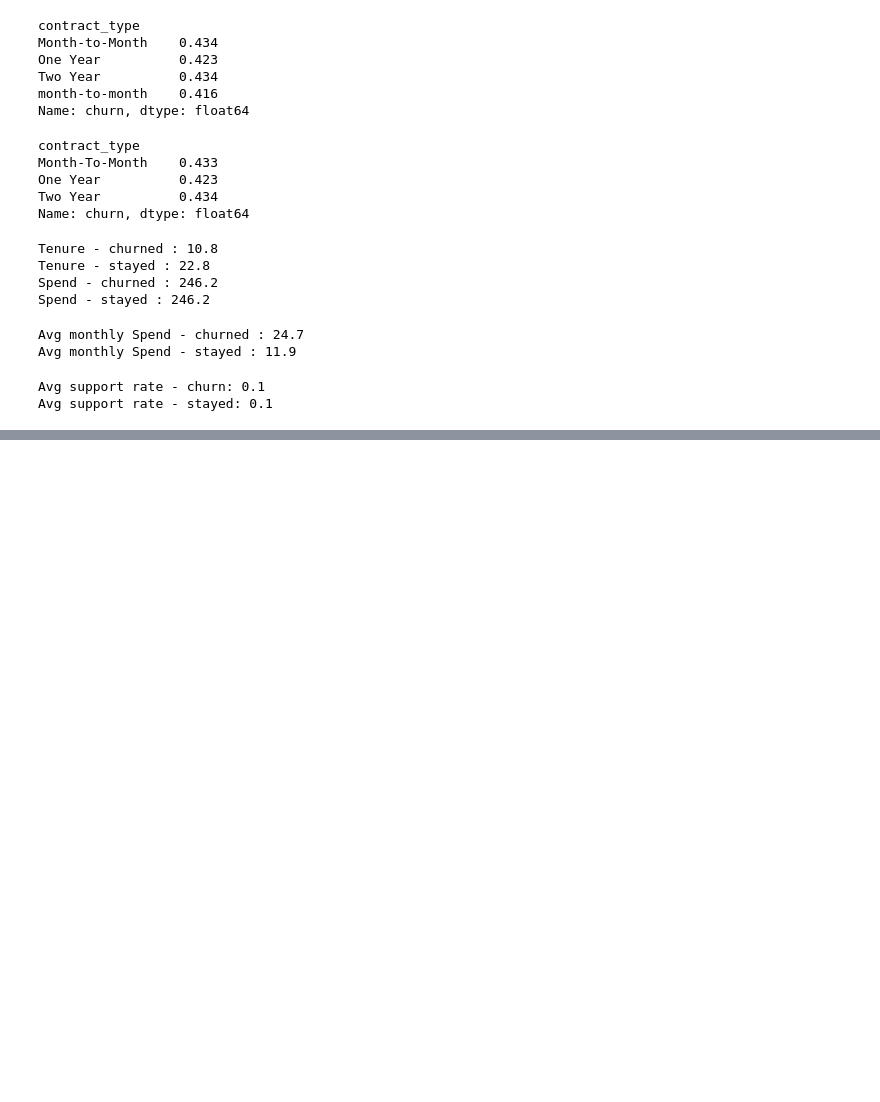
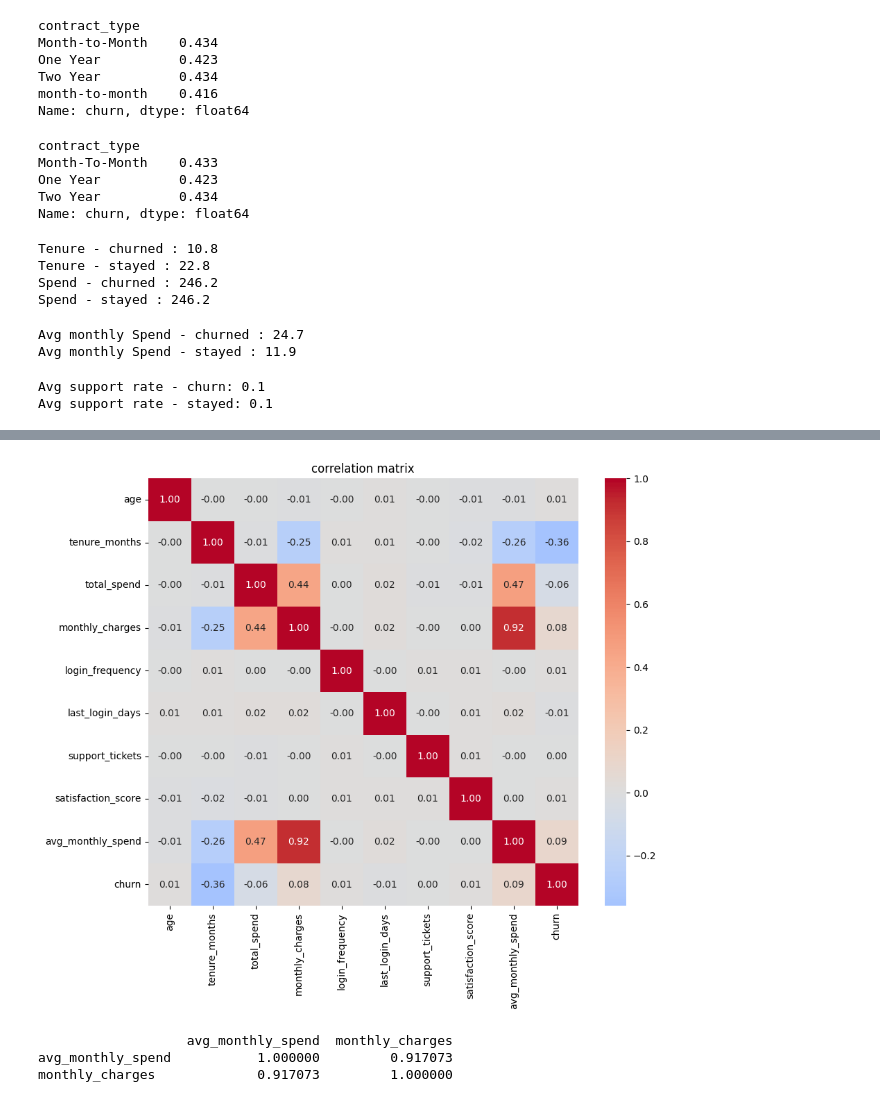
Before and after one commit to aarthireddyyy/dataaa, a Jupyter notebook: analysis_ecom.ipynb, the cells around one changed output, grey strips where cells are left out. Saved outputs shown, nothing was run; the diff lists cells and outputs as text; code cells hidden in the pictures; blank space fills up the shorter version.

Commit message:
correlation matrix and feature engineering

```diff
--- a/analysis_ecom.ipynb
+++ b/analysis_ecom.ipynb
@@ -155,3 +155,5 @@ print("Avg support rate - stayed:",df[df['churn'] == 0]['support_per_month'].med
 # %% [output]
 Avg support rate - churn: 0.1
 Avg support rate - stayed: 0.1
+# %%
+df['is_dormant'] = (df['last_login_days'] > 30).astype(int)
@@ -157,0 +167,5 @@ Avg support rate - stayed: 0.1
+# %%
+df['long_tenure'] = (
+    (df['contract_type'] == 'Month-To-Month') &
+    (df['tenure_months'] > 12)
+).astype(int)
@@ -157,0 +190,6 @@ Avg support rate - stayed: 0.1
+# %%
+import matplotlib.pyplot as plt
+import seaborn as sns
+num_cols = ['age', 'tenure_months','total_spend','monthly_charges','login_frequency','last_login_days','support_tickets','satisfaction_score','avg_monthly_spend','churn']
+corr = df[num_cols].corr().round(2)
+print(corr['churn'].sort_values())
@@ -157,0 +208,18 @@ Avg support rate - stayed: 0.1
+# %%
+import seaborn as sns
+plt.figure(figsize = (10,8))
+sns.heatmap(df[num_cols].corr().round(2),
+            annot= True,
+            cmap='coolwarm',
+            center =0,
+            fmt = '.2f')
+plt.title("correlation matrix")
+plt.show()
+# %% [output]
+[figure, added]
+# %%
+print(df[['avg_monthly_spend','monthly_charges']].corr())
+# %% [output]
+                   avg_monthly_spend  monthly_charges
+avg_monthly_spend           1.000000         0.917073
+monthly_charges             0.917073         1.000000
```
Also changed, not shown: parts of 5 cells of this notebook.
